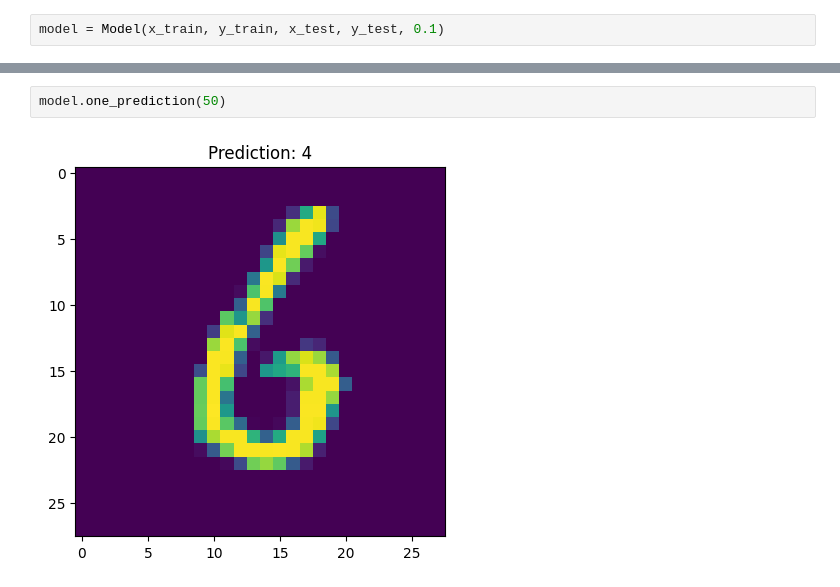
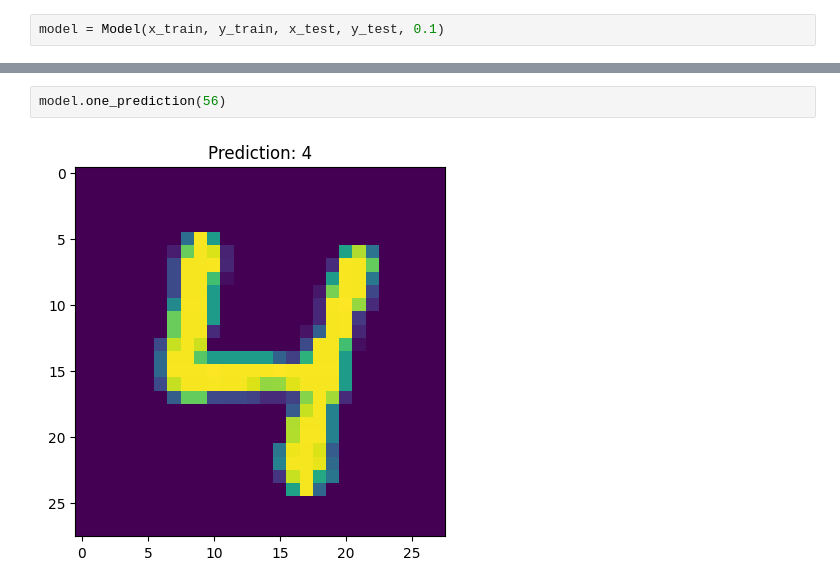
Before and after one commit to Maus01/MNIST, a Jupyter notebook: mnist.ipynb, the cells around one changed output, grey strips where cells are left out. Saved outputs shown, nothing was run; the diff lists cells and outputs as text.

Commit message:
Correction of the prediction function

```diff
--- a/mnist.ipynb
+++ b/mnist.ipynb
@@ -197,4 +206,4 @@ Test accuracy: 97.42 %
 # %%
-model.one_prediction(50)
+model.one_prediction(56)
 # %% [output]
-[figure, old version]
+[figure, new version]
```
Also changed, not shown: parts of 2 cells of this notebook.
